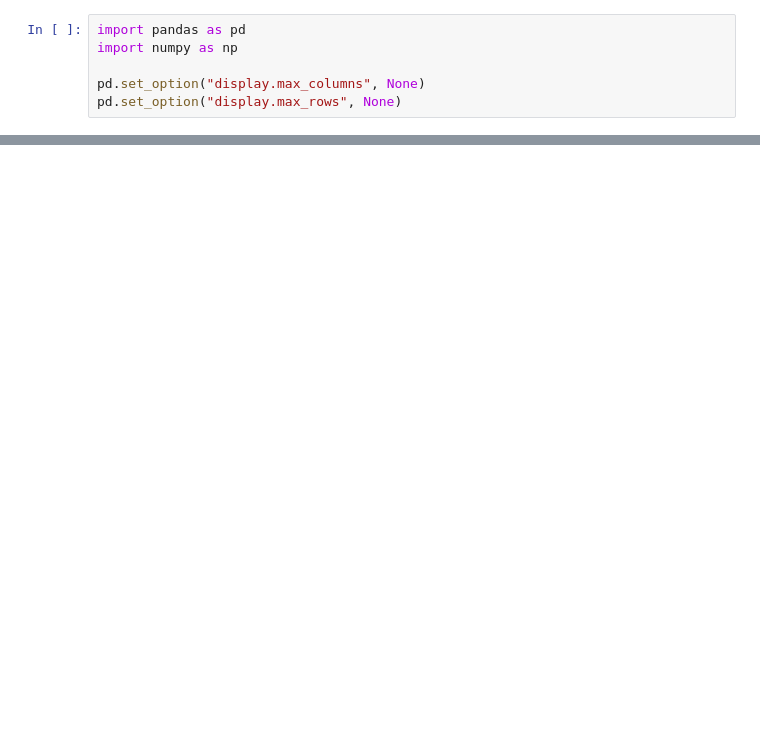
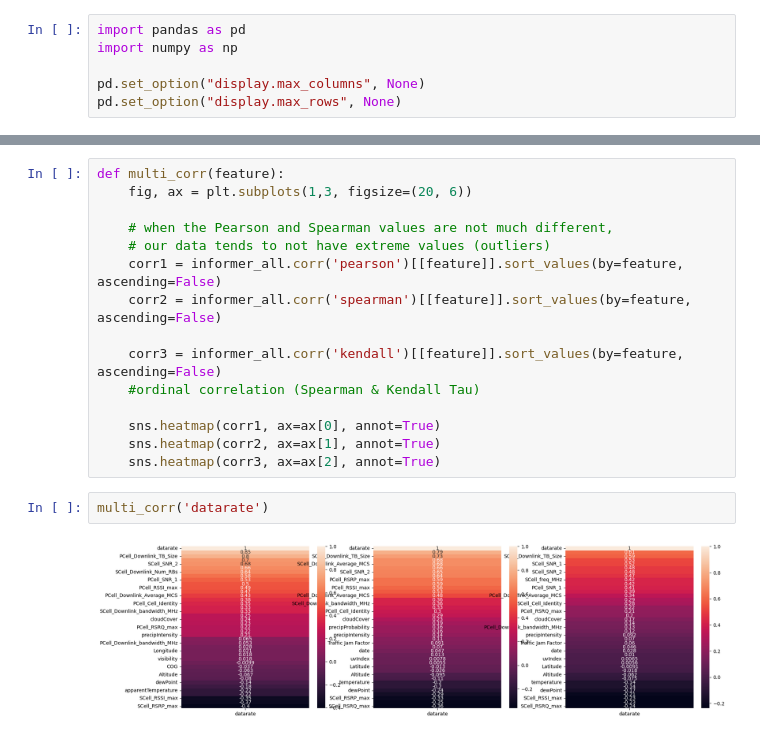
Before and after one commit to birkandenizer/Informer2020, a Jupyter notebook: berlinv2x-reference.ipynb, the cells around one changed output, grey strips where cells are left out. Cells and saved outputs as stored; diff of their text form; blank space fills up the shorter version.

```diff
--- a/berlinv2x-reference.ipynb
+++ b/berlinv2x-reference.ipynb
@@ -169,0 +216,19 @@ x_train.head()
+# %%
+def multi_corr(feature):
+    fig, ax = plt.subplots(1,3, figsize=(20, 6))
+
+    # when the Pearson and Spearman values are not much different,
+    # our data tends to not have extreme values (outliers)
+    corr1 = informer_all.corr('pearson')[[feature]].sort_values(by=feature, ascending=False)
+    corr2 = informer_all.corr('spearman')[[feature]].sort_values(by=feature, ascending=False)
+
+    corr3 = informer_all.corr('kendall')[[feature]].sort_values(by=feature, ascending=False)
+    #ordinal correlation (Spearman & Kendall Tau)
+
+    sns.heatmap(corr1, ax=ax[0], annot=True)
+    sns.heatmap(corr2, ax=ax[1], annot=True)
+    sns.heatmap(corr3, ax=ax[2], annot=True)
+# %%
+multi_corr('datarate')
+# %% [output]
+[figure, added]
```
Also changed, not shown: parts of 10 cells of this notebook, 8 other files.
